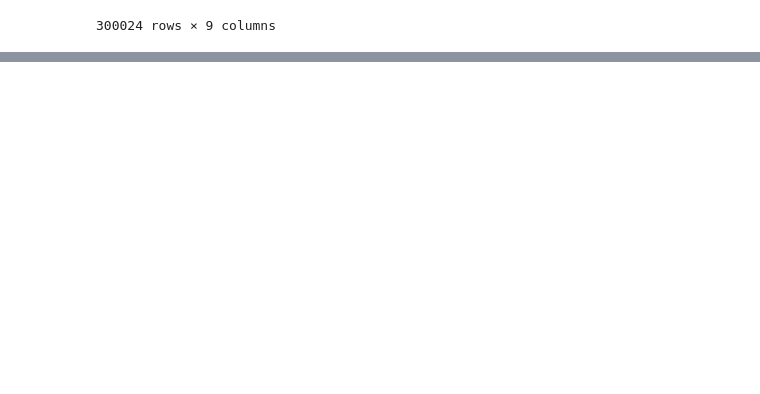
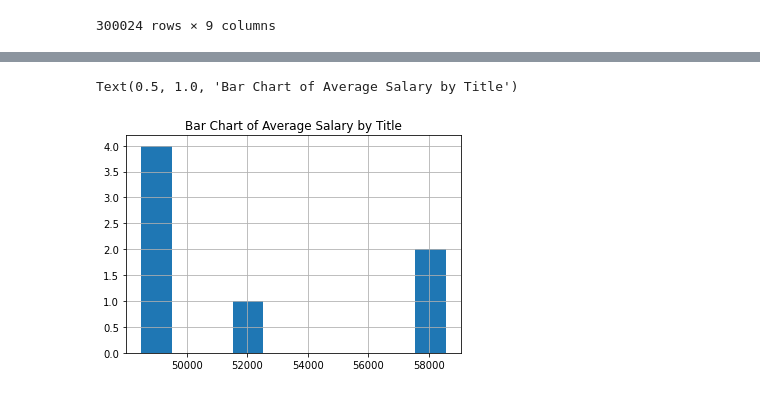
Before and after one commit to Shorleyshor/sql-challenge, a Jupyter notebook: EmployeeSQL/Untitled.ipynb, the cells around one changed output, grey strips where cells are left out. Cells and saved outputs as stored; diff of their text form; code cells hidden in the pictures; blank space fills up the shorter version.

```diff
--- a/EmployeeSQL/Untitled.ipynb
+++ b/EmployeeSQL/Untitled.ipynb
@@ -90,0 +107,4 @@ employee_title
+# %%
+# group by title and show the first instances
+employee_group =employee_title.groupby('title')
+employee_group.first()
@@ -90,0 +121,4 @@ employee_title
+# %%
+# create a variable for just salary and calculate the average salary of each title
+group = employee_group[['salary']].mean().round(2)
+group
@@ -90,0 +135,8 @@ employee_title
+# %%
+group.hist(column='salary')
+
+# set a title for the chart
+plt.title ("Bar Chart of Average Salary by Title")
+# %% [output]
+Text(0.5, 1.0, 'Bar Chart of Average Salary by Title')
+[figure, added]
```
Also changed, not shown: parts of 6 cells of this notebook, 3 other files.
